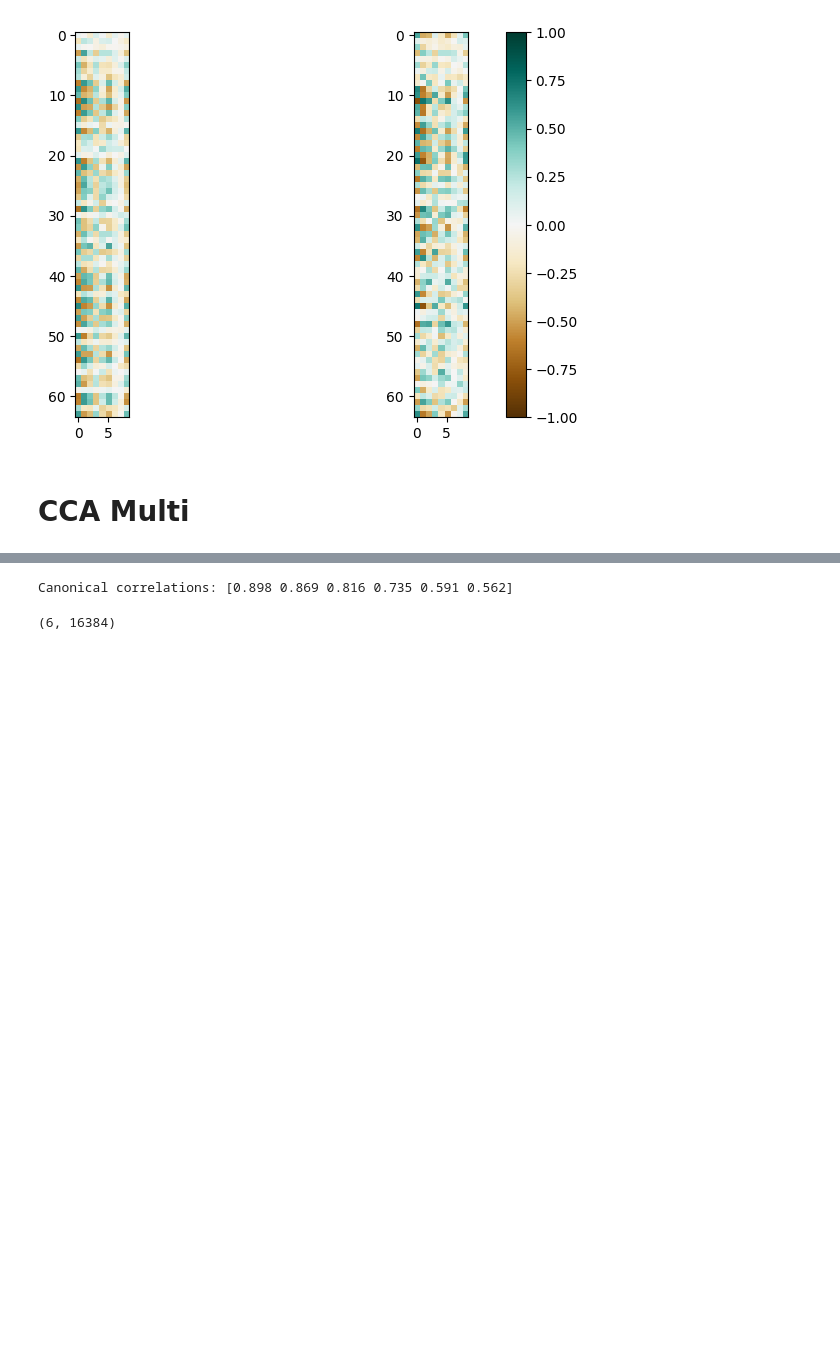
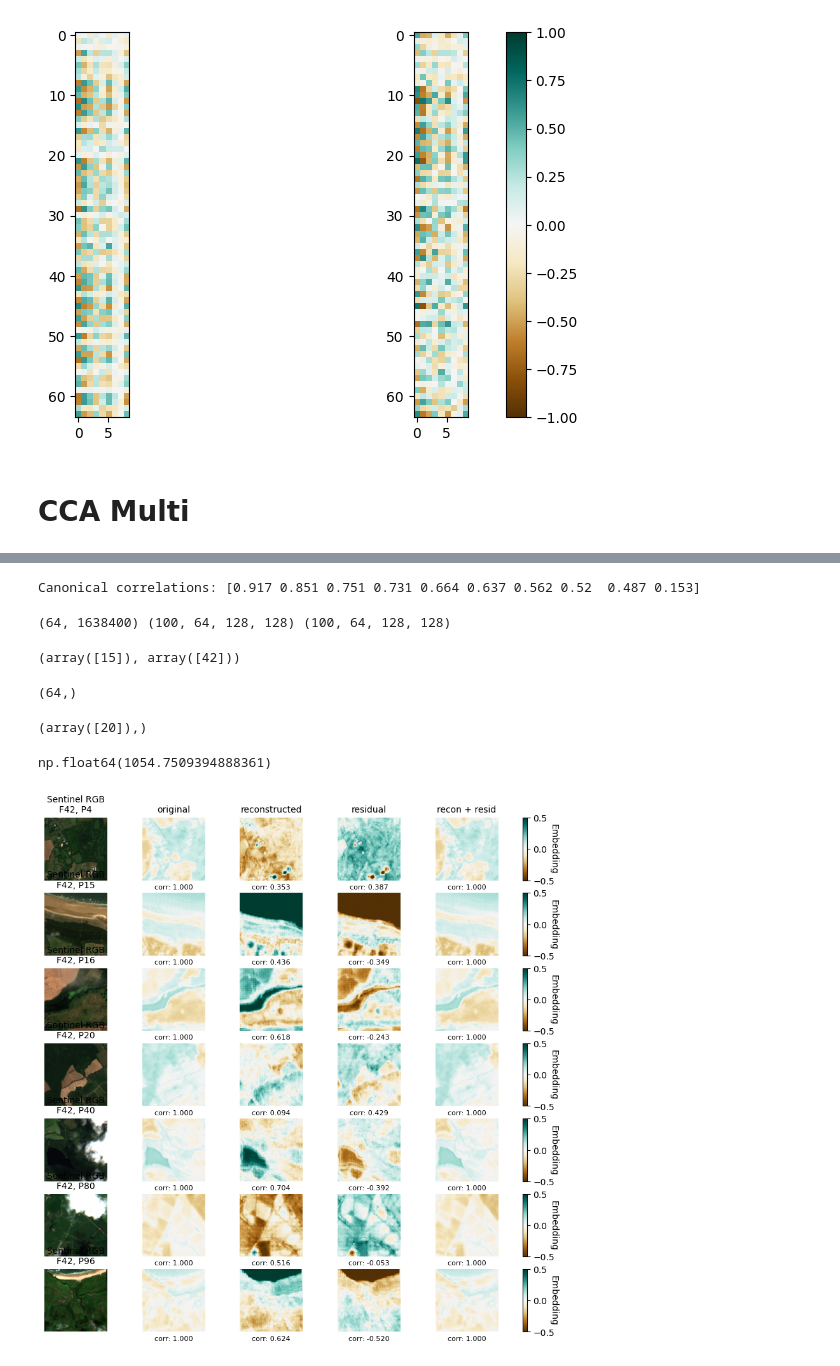
Before and after one commit to vdplasthijs/NeurEO, a Jupyter notebook: notebooks/CCA.ipynb, the cells around one changed output, grey strips where cells are left out. Cells and saved outputs as stored; diff of their text form; code cells hidden in the pictures; blank space fills up the shorter version.

```diff
--- a/notebooks/CCA.ipynb
+++ b/notebooks/CCA.ipynb
@@ -280,23 +274,22 @@ def unravel_features(raveled, n_patches, nx, ny):
 # %%
-# X = np.swapaxes(np.stack(features), 0, 1).reshape(64, -1)
-# Y = np.swapaxes(np.stack(hypotheses), 0, 1).reshape(9, -1)
-X = ravel_features(np.stack(features))
-Y = ravel_features(np.stack(hypotheses))
+X = au.ravel_features(np.stack(features))
+Y = au.ravel_features(np.stack(hypotheses))
 assert X.shape[1] == Y.shape[1], (X.shape, Y.shape)
 
-cca = CCA(n_components=6)
+cca = CCA(n_components=10)
 X_c, Y_c = cca.fit_transform(X.T, Y.T)
 # print(X_c.shape, Y_c.shape)
 corrs = [np.corrcoef(X_c[:, i], Y_c[:, i])[0, 1] for i in range(cca.n_components)]
 print("Canonical correlations:", np.round(corrs, 3))
 # %% [output]
-Canonical correlations: [0.898 0.869 0.816 0.735 0.591 0.562]
+Canonical correlations: [0.917 0.851 0.751 0.731 0.664 0.637 0.562 0.52  0.487 0.153]
 # %%
 
 X_hat = X_c @ cca.x_weights_.T
 X_residual = X - X_hat.T
-X_residual_img = unravel_features(X_residual, n_patches=10, nx=128, ny=128)
-# X_residual_img = X_residual.T.reshape((64, 128, 128, 10))
-# X_residual_img = np.swapaxes(X_residual_img, 0, 3)
-X_residual_img.shape
-X_hat_img = unravel_features(X_hat.T, n_patches=10, nx=128, ny=128)
+X_residual_img = au.unravel_features(X_residual, n_patches=n_patches, nx=128, ny=128)
+X_hat_img = au.unravel_features(X_hat.T, n_patches=n_patches, nx=128, ny=128)
+
+print(X.shape, X_hat_img.shape, X_residual_img.shape)
+# %% [output]
+(64, 1638400) (100, 64, 128, 128) (100, 64, 128, 128)
@@ -305,4 +295,0 @@ tmp_y = np.dot(cca.y_weights_.T, hypotheses[0].reshape(9, -1)).reshape(cca.n_com
-# %%
-np.dot(cca.x_weights_.T, features[0].reshape(64, -1)).shape
-# %% [output]
-(6, 16384)
@@ -316,2 +296,54 @@ tmp = np.dot(cca.x_weights_.T, features[0].reshape(64, -1)).reshape(cca.n_compon
+# %%
+mat_var_greater = np.zeros((n_patches, n_feat))
+for ip in range(n_patches):
+    for i_f in range(n_feat):
+        mat_var_greater[ip, i_f] = np.var(features[ip][i_f]) - np.var(X_residual_img[ip][i_f])
+
+np.where(mat_var_greater == np.min(mat_var_greater))
+# %% [output]
+(array([15]), array([42]))
+# %%
+mat_reconstruction_loss = np.array([np.sum(np.abs(f - X_hat_img[ii, ...]), (1, 2)) for ii, f in enumerate(features)]).sum(0)
+print(mat_reconstruction_loss.shape)
+np.where(mat_reconstruction_loss == np.min(mat_reconstruction_loss))
+# %% [output]
+(64,)
+(array([20]),)
+# %%
+np.abs(features[0][i_f] - 1 * X_hat_img[0][i_f]).sum()
+# %% [output]
+np.float64(1054.7509394888361)
+# %%
+list_patch_inds = [4, 15, 16, 20, 40, 80, 96]
+i_f = 42
+
+fig, all_ax = plt.subplots(len(list_patch_inds), 6, figsize=(10, 1.5 * len(list_patch_inds)),
+                           gridspec_kw={'width_ratios': [1, 1, 1, 1, 1, 0.05]})
+
+
+for i_row, i_patch_example in enumerate(list_patch_inds):
+    ax = all_ax[i_row, :]
+    for ax_ in ax:
+        du.naked(ax_)
+
+    ax[0].imshow(np.clip(np.swapaxes(np.swapaxes(sentinel[i_patch_example][:3], 0, 2), 0, 1), 0, 3000) / 3000)
+    ax[0].set_title(f'Sentinel RGB\nF{i_f}, P{i_patch_example}', fontsize=10)
+
+    lim = np.nanmax(np.abs(np.stack(features, axis=-1)[i_f, ...]))
+    lim = max(lim, 0.5)
+    for ii, (name, im_plot) in enumerate(zip(['original', 'reconstructed', 'residual', 'recon + resid'], [features, X_hat_img, X_residual_img, X_hat_img + X_residual_img])):
+        ax[ii + 1].imshow(im_plot[i_patch_example][i_f], vmin=-lim, vmax=lim, cmap='BrBG')
+        corr_with_orig_feat = np.corrcoef(im_plot[i_patch_example][i_f].flatten(), features[i_patch_example][i_f].flatten())[0, 1]
+        ax[ii + 1].set_xlabel(f'corr: {corr_with_orig_feat:.3f}', fontsize=8)
+        if i_row == 0:
+            ax[ii + 1].set_title(name, fontsize=10)
+
+    cbar = plt.colorbar(mappable=ax[1].images[0], ax=ax[1], #fraction=0.046, pad=0.04,
+                        cax=ax[5])
+    ax[5].set_ylabel('Embedding', rotation=270)
+    # ax[0].text(s='1.28 km wide', x=-20, y=128, ha='left', va='bottom',
+    #                     clip_on=False, rotation=90)
+# %% [output]
+[figure, added]
 # %%
 # ind_cc = 1
```
Also changed, not shown: parts of 27 cells of this notebook, 5 other files.
